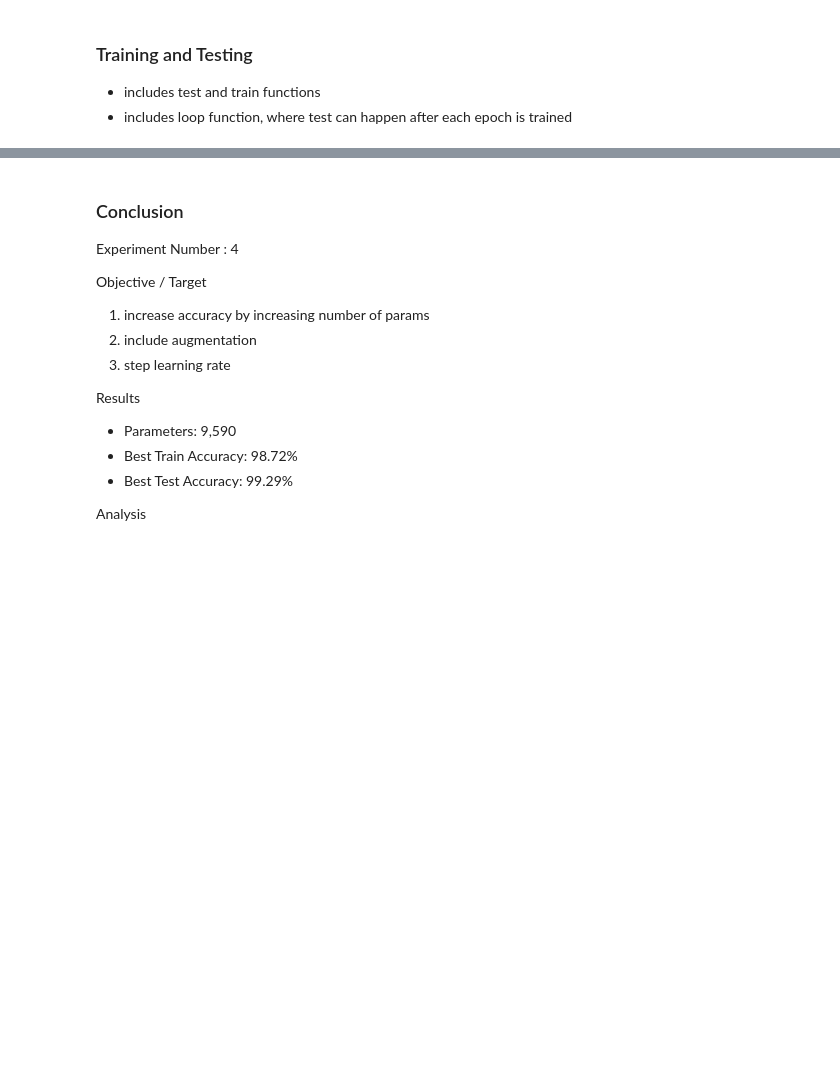
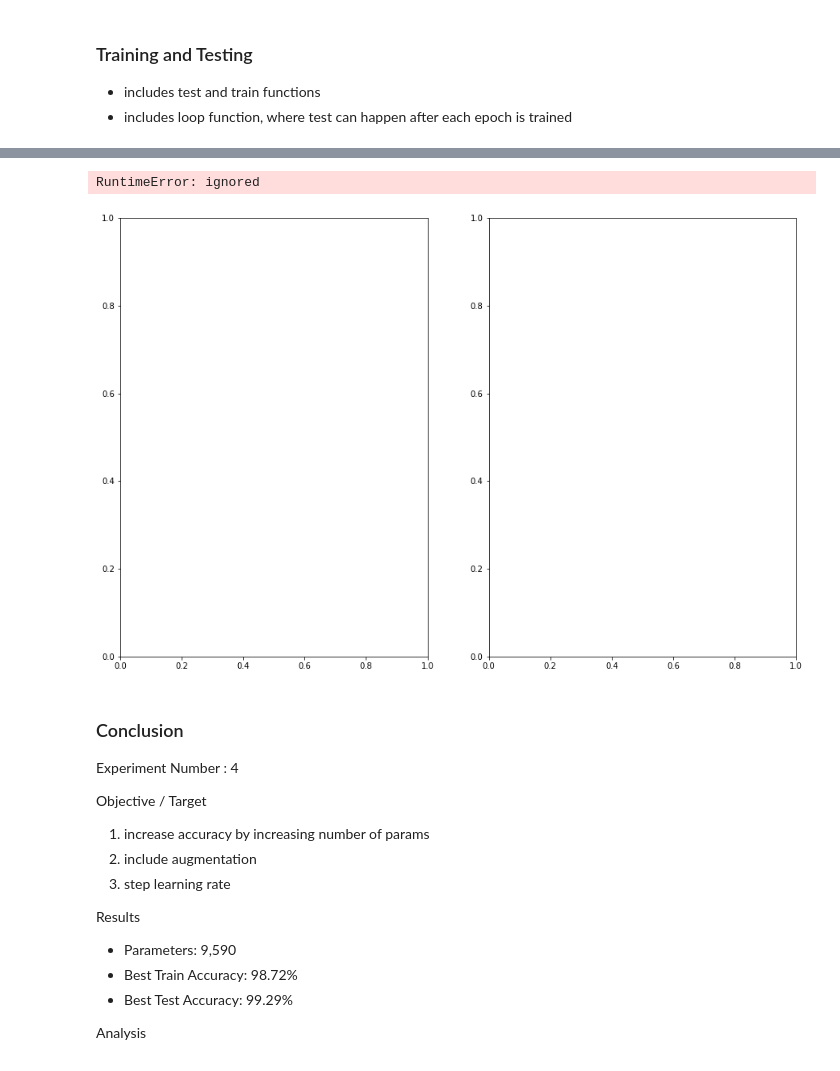
Before and after one commit to peeyushsinghal/EVA, a Jupyter notebook: S6-AssignmentSolution/EVA_S6.ipynb, the cells around one changed output, grey strips where cells are left out. Saved outputs shown, nothing was run; the diff lists cells and outputs as text; code cells hidden in the pictures; blank space fills up the shorter version.

```diff
--- a/S6-AssignmentSolution/EVA_S6.ipynb
+++ b/S6-AssignmentSolution/EVA_S6.ipynb
@@ -575,17 +605,20 @@ Test set: Average loss: 0.0039, Accuracy: 1512/10000 (15.12%)
 # %%
-# # Loss and Accuracy Graphs for Train and Test
+# Loss and Accuracy Graphs for Train and Test
 
-# fig, axs = plt.subplots(1,2,figsize=(15,10))
+fig, axs = plt.subplots(1,2,figsize=(15,10))
 # for idx,mode in enumerate(list_mode):
-#   axs[0].plot(train_losses[idx].cpu(),label = str(mode)+ "Train Loss")
-#   axs[0].plot(test_losses[idx].cpu(),label = str(mode)+'Test loss')
-#   axs[0].set_title("Loss")
-#   axs[0].legend()
-#   axs[1].plot(train_accuracy[idx].cpu(),label = str(mode)+ "Train Accuracy")
-#   axs[1].plot(test_accuracy[idx].cpu(),label = str(mode)+ 'Test Accuracy')
-#   axs[1].set_title("Accuracy")
-#   axs[1].legend()
-#   # plt.show()
+axs[0].plot(train_losses[idx].cpu(),label = str(mode)+ "Train Loss")
+axs[0].plot(test_losses[idx].cpu(),label = str(mode)+'Test loss')
+axs[0].set_title("Loss")
+axs[0].legend()
+axs[1].plot(train_accuracy[idx].cpu(),label = str(mode)+ "Train Accuracy")
+axs[1].plot(test_accuracy[idx].cpu(),label = str(mode)+ 'Test Accuracy')
+axs[1].set_title("Accuracy")
+axs[1].legend()
+# plt.show()
+# %% [output]
+RuntimeError: ignored
+[figure, added]
 # %%
 # # Loss and Accuracy Graphs for Train and Test
 
```
Also changed, not shown: parts of 5 cells of this notebook.
